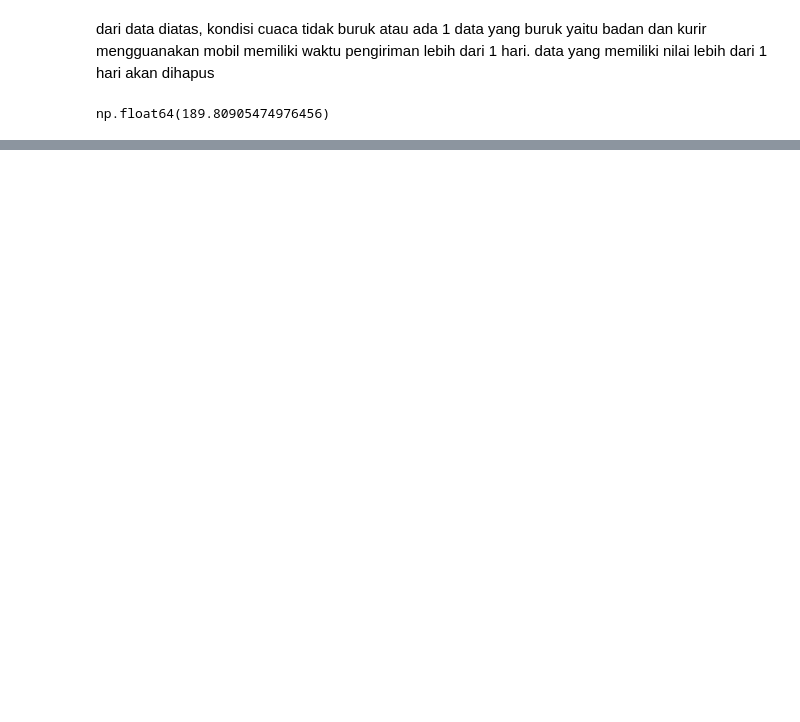
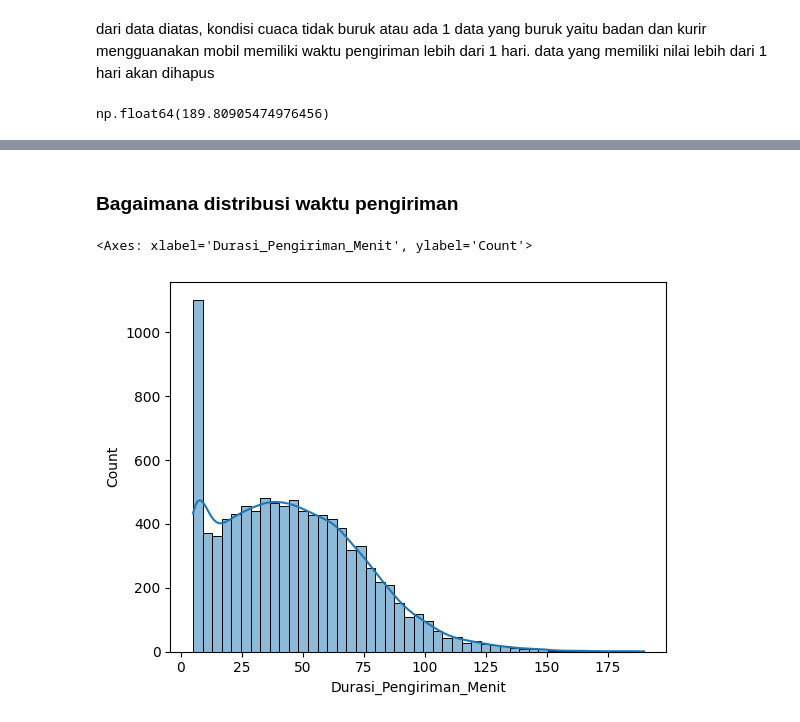
Before and after one commit to NurulAis/last-mile-delivery-optimizer, a Jupyter notebook: notebooks/EDA.ipynb, the cells around one changed output, grey strips where cells are left out. Saved outputs shown, nothing was run; the diff lists cells and outputs as text; code cells hidden in the pictures; blank space fills up the shorter version.

Commit message:
chore: update eda.ipynb with initial exploratory data analysis results

```diff
--- a/notebooks/EDA.ipynb
+++ b/notebooks/EDA.ipynb
@@ -266,0 +271,3 @@ df.select_dtypes(include='number').describe()
+# %%
+df = pd.read_csv('../data/data_cleaned.csv')
+df.head()
@@ -266,0 +281,7 @@ df.select_dtypes(include='number').describe()
+# %% [markdown]
+### Bagaimana distribusi waktu pengiriman
+# %%
+sns.histplot(df['Durasi_Pengiriman_Menit'], kde=True)
+# %% [output]
+<Axes: xlabel='Durasi_Pengiriman_Menit', ylabel='Count'>
+[figure, added]
```
Also changed, not shown: parts of 39 cells of this notebook.
